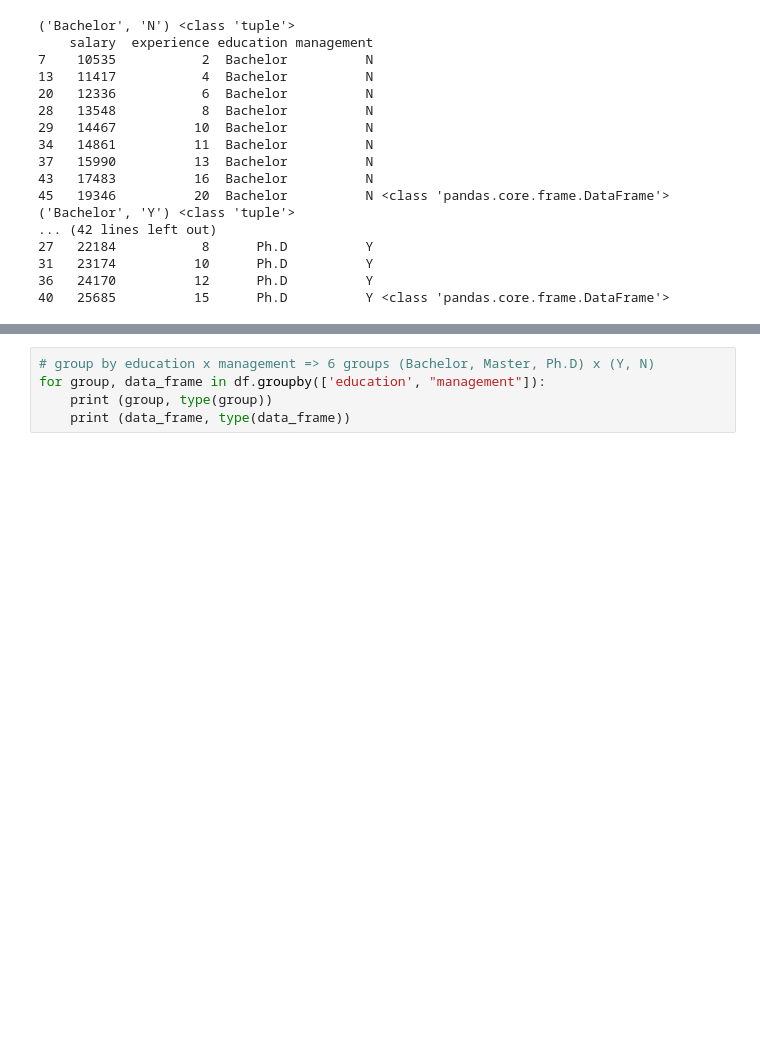
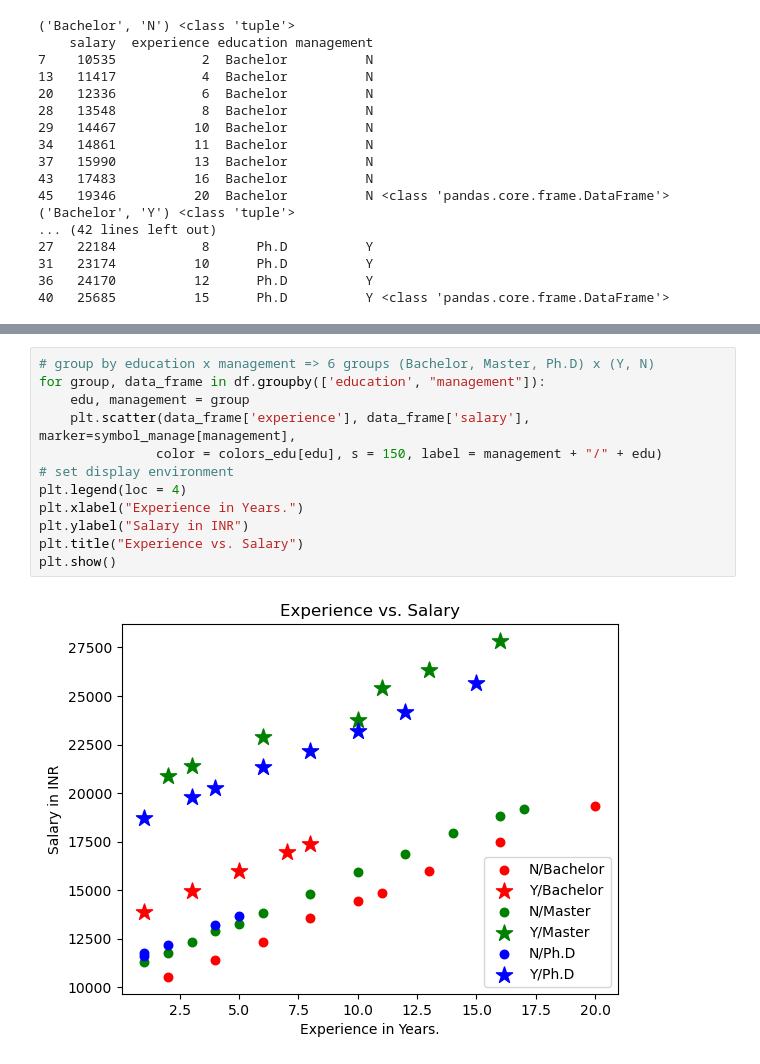
Before and after one commit to toarnabtrainer/AEC_ML_With_Python_August_2024, a Jupyter notebook: Data visualization.ipynb, the cells around one changed output, grey strips where cells are left out. Saved outputs shown, nothing was run; the diff lists cells and outputs as text; blank space fills up the shorter version.

```diff
--- a/Data visualization.ipynb
+++ b/Data visualization.ipynb
@@ -157,5 +157,14 @@ for group, data_frame in df.groupby(['education', "management"]):
 # %%
 # group by education x management => 6 groups (Bachelor, Master, Ph.D) x (Y, N)
 for group, data_frame in df.groupby(['education', "management"]):
-    print (group, type(group))
-    print (data_frame, type(data_frame))
+    edu, management = group
+    plt.scatter(data_frame['experience'], data_frame['salary'], marker=symbol_manage[management],
+               color = colors_edu[edu], s = 150, label = management + "/" + edu)
+# set display environment
+plt.legend(loc = 4)
+plt.xlabel("Experience in Years.")
+plt.ylabel("Salary in INR")
+plt.title("Experience vs. Salary")
+plt.show()
+# %% [output]
+[figure, added]
```
Also changed, not shown: parts of 2 cells of this notebook.
